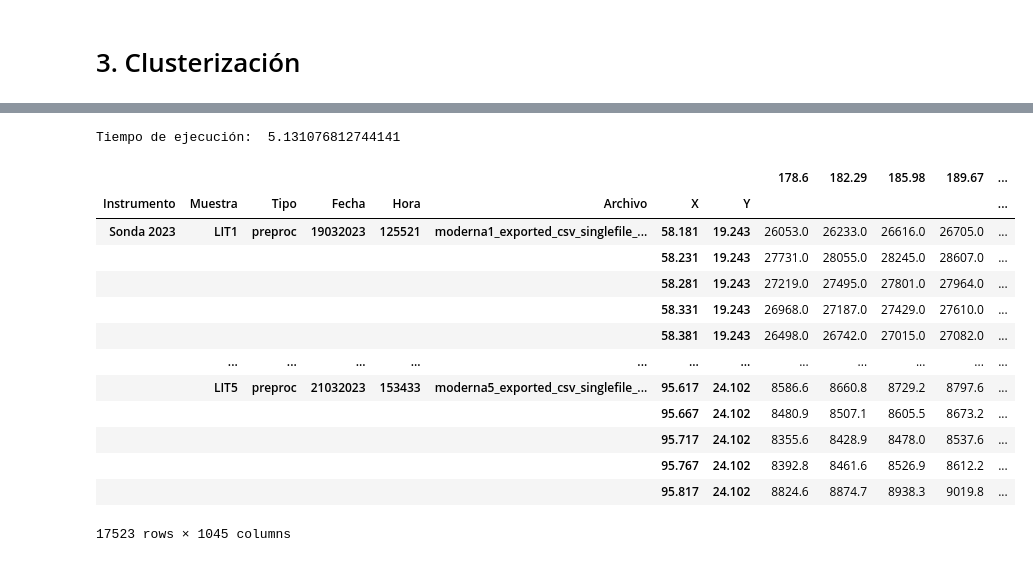
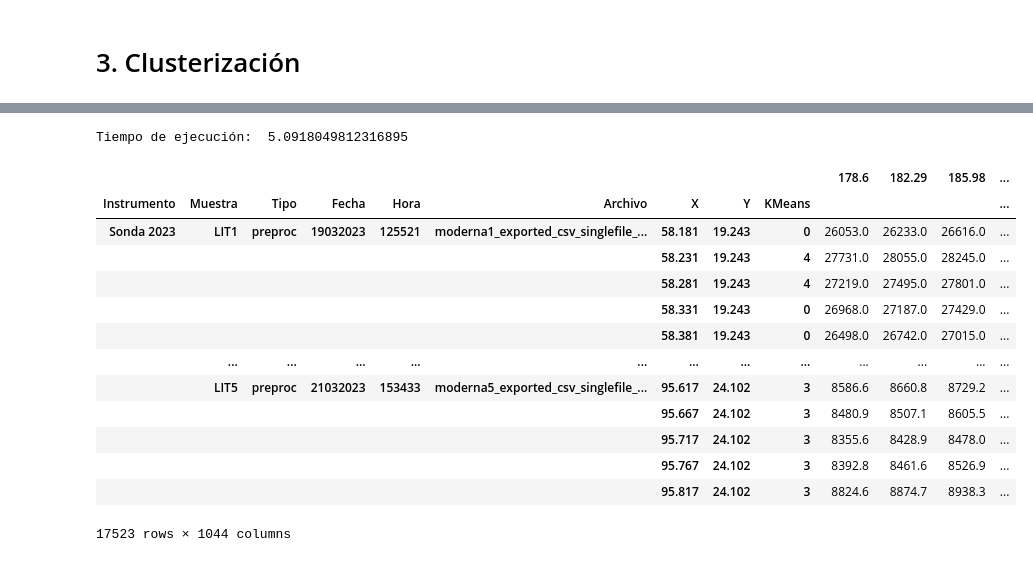
Before and after one commit to andreaperezasen/TFM-ML-Raman-Conchas-Arqueologicas, a Jupyter notebook: Code/Notebooks/main.ipynb, the cells around one changed output, grey strips where cells are left out. Cells and saved outputs as stored; diff of their text form; code cells hidden in the pictures.

```diff
--- a/Code/Notebooks/main.ipynb
+++ b/Code/Notebooks/main.ipynb
@@ -85,29 +133,30 @@ data_2023_arq = data_sonda_2023[data_sonda_2023.index.get_level_values('Muestra'
 # %%
 warnings.filterwarnings('ignore')
 
 t1 = time.time()
 
-kmeans = KMeans(n_clusters=5, random_state=50).fit(data_2023_moderna)
+kmeans = KMeans(n_clusters=5, random_state=100).fit(data_2023_moderna)
 centroies_values = kmeans.cluster_centers_
 data_2023_moderna['KMeans'] = kmeans.labels_
+data_2023_moderna = data_2023_moderna.set_index('KMeans', append=True)
 
 t2 = time.time()
 print('Tiempo de ejecución: ', t2-t1)
 
 data_2023_moderna
 # %% [output]
-Tiempo de ejecución:  5.131076812744141
+Tiempo de ejecución:  5.0918049812316895
-|  |  |  |  |  |  |  |  | 178.6 | 182.29 | 185.98 | 189.67 | ... |
-| Instrumento | Muestra | Tipo | Fecha | Hora | Archivo | X | Y |  |  |  |  | ... |
-| Sonda 2023 | LIT1 | preproc | 19032023 | 125521 | moderna1_exported_csv_singlefile_... | 58.181 | 19.243 | 26053.0 | 26233.0 | 26616.0 | 26705.0 | ... |
-|  |  |  |  |  |  | 58.231 | 19.243 | 27731.0 | 28055.0 | 28245.0 | 28607.0 | ... |
-|  |  |  |  |  |  | 58.281 | 19.243 | 27219.0 | 27495.0 | 27801.0 | 27964.0 | ... |
-|  |  |  |  |  |  | 58.331 | 19.243 | 26968.0 | 27187.0 | 27429.0 | 27610.0 | ... |
-|  |  |  |  |  |  | 58.381 | 19.243 | 26498.0 | 26742.0 | 27015.0 | 27082.0 | ... |
+|  |  |  |  |  |  |  |  |  | 178.6 | 182.29 | 185.98 | ... |
+| Instrumento | Muestra | Tipo | Fecha | Hora | Archivo | X | Y | KMeans |  |  |  | ... |
+| Sonda 2023 | LIT1 | preproc | 19032023 | 125521 | moderna1_exported_csv_singlefile_... | 58.181 | 19.243 | 0 | 26053.0 | 26233.0 | 26616.0 | ... |
+|  |  |  |  |  |  | 58.231 | 19.243 | 4 | 27731.0 | 28055.0 | 28245.0 | ... |
+|  |  |  |  |  |  | 58.281 | 19.243 | 4 | 27219.0 | 27495.0 | 27801.0 | ... |
+|  |  |  |  |  |  | 58.331 | 19.243 | 0 | 26968.0 | 27187.0 | 27429.0 | ... |
+|  |  |  |  |  |  | 58.381 | 19.243 | 0 | 26498.0 | 26742.0 | 27015.0 | ... |
 |  | ... | ... | ... | ... | ... | ... | ... | ... | ... | ... | ... | ... |
-|  | LIT5 | preproc | 21032023 | 153433 | moderna5_exported_csv_singlefile_... | 95.617 | 24.102 | 8586.6 | 8660.8 | 8729.2 | 8797.6 | ... |
-|  |  |  |  |  |  | 95.667 | 24.102 | 8480.9 | 8507.1 | 8605.5 | 8673.2 | ... |
-|  |  |  |  |  |  | 95.717 | 24.102 | 8355.6 | 8428.9 | 8478.0 | 8537.6 | ... |
-|  |  |  |  |  |  | 95.767 | 24.102 | 8392.8 | 8461.6 | 8526.9 | 8612.2 | ... |
-|  |  |  |  |  |  | 95.817 | 24.102 | 8824.6 | 8874.7 | 8938.3 | 9019.8 | ... |
+|  | LIT5 | preproc | 21032023 | 153433 | moderna5_exported_csv_singlefile_... | 95.617 | 24.102 | 3 | 8586.6 | 8660.8 | 8729.2 | ... |
+|  |  |  |  |  |  | 95.667 | 24.102 | 3 | 8480.9 | 8507.1 | 8605.5 | ... |
+|  |  |  |  |  |  | 95.717 | 24.102 | 3 | 8355.6 | 8428.9 | 8478.0 | ... |
+|  |  |  |  |  |  | 95.767 | 24.102 | 3 | 8392.8 | 8461.6 | 8526.9 | ... |
+|  |  |  |  |  |  | 95.817 | 24.102 | 3 | 8824.6 | 8874.7 | 8938.3 | ... |
-17523 rows × 1045 columns
+17523 rows × 1044 columns
```
Also changed, not shown: parts of 4 cells of this notebook.
